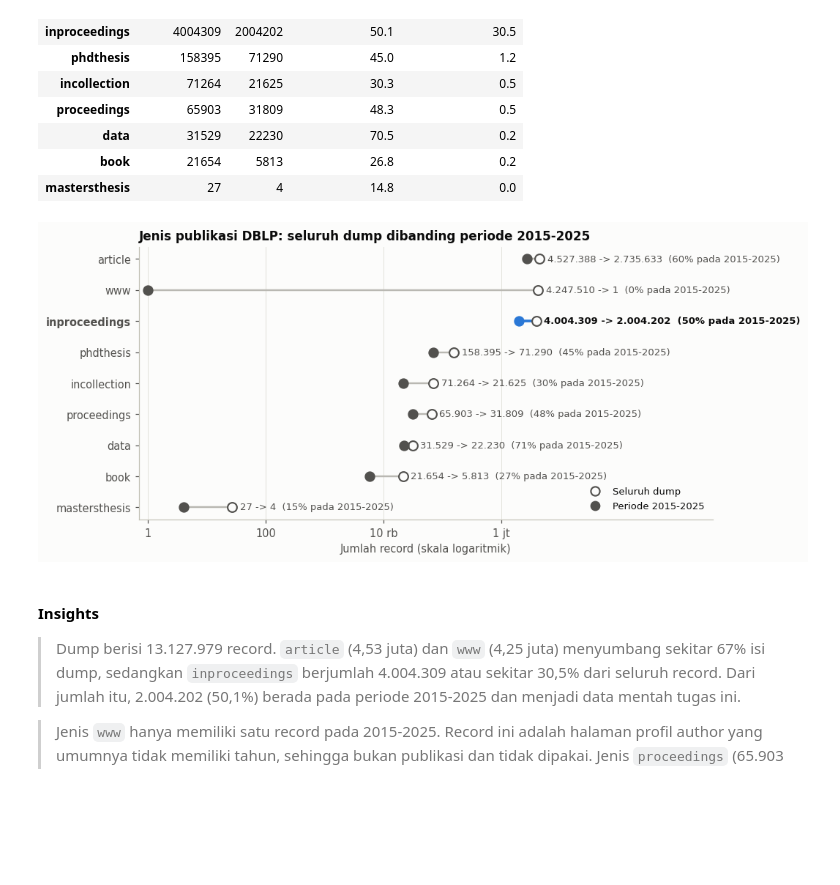
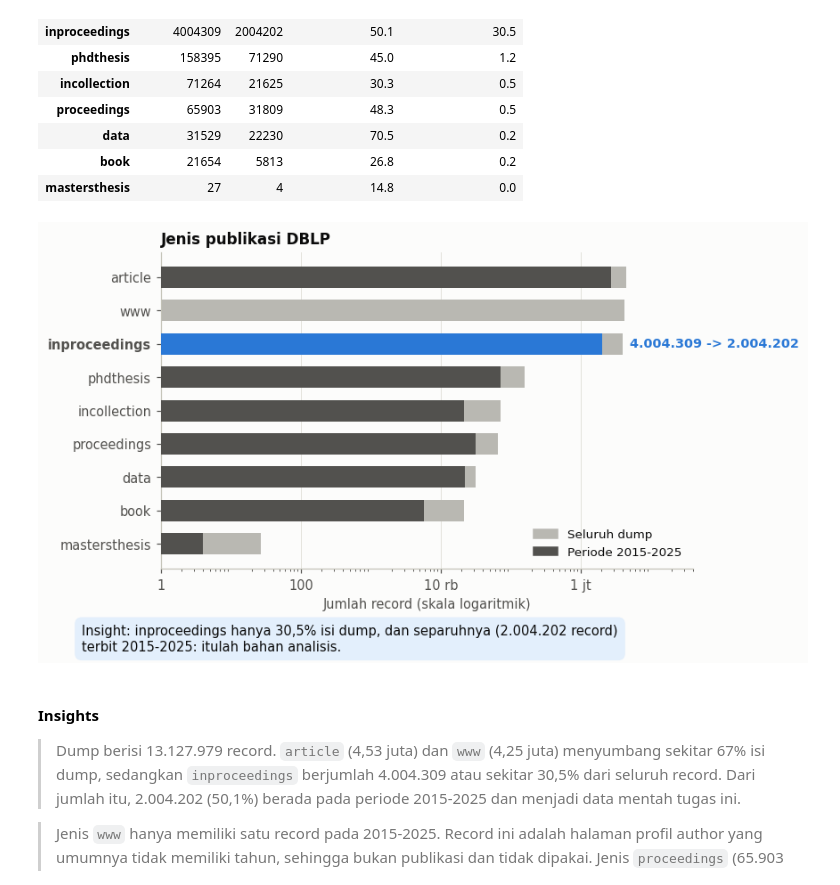
Before and after one commit to mahesa005/conference-pattern-mining-dblp, a Jupyter notebook: notebooks/01_eda.ipynb, the cells around one changed output. Drawn from its saved outputs; the diff is of its cells as text; code cells hidden in the pictures; blank space fills up the shorter version.

```diff
--- a/notebooks/01_eda.ipynb
+++ b/notebooks/01_eda.ipynb
@@ -219,7 +220,13 @@ def pct_id(value, digits=1):
     return f"{value:.{digits}f}".replace(".", ",") + "%"
 
 
-def save_fig(fig, name):
+def save_fig(fig, name, insight=None):
+    if insight:
+        wrapped = textwrap.fill("Insight: " + insight, width=max(46, int(fig.get_figwidth() * 11.5)))
+        fig.canvas.draw()
+        bottom = fig.get_tightbbox(fig.canvas.get_renderer()).y0
+        fig.text(0.01, (bottom - 0.14) / fig.get_figheight(), wrapped, ha="left", va="top", fontsize=9.6, color=CFG.INK,
+                 bbox=dict(boxstyle="round,pad=0.55", fc="#e3effc", ec="none"))
     fig.savefig(CFG.FIG_DIR / name)
     plt.show()
 
@@ -348,34 +355,31 @@ types.round(1)
 | book | 21654 | 5813 | 26.8 | 0.2 |
 | mastersthesis | 27 | 4 | 14.8 | 0.0 |
 # %%
-fig, ax = plt.subplots(figsize=(9.2, 4.4))
+fig, ax = plt.subplots(figsize=(7.0, 4.2))
 order = types.index[::-1]
-for y, name in enumerate(order):
-    all_n, per_n = types.loc[name, "seluruh_dblp"], max(types.loc[name, "periode"], 1)
-    used = name == "inproceedings"
-    ax.plot([per_n, all_n], [y, y], color=CFG.BLUE if used else CFG.GRAY, lw=2.4 if used else 1.6, zorder=1)
-    ax.scatter(all_n, y, s=70, facecolor=CFG.SURFACE, edgecolor=CFG.INK_2, lw=1.4, zorder=3)
-    ax.scatter(per_n, y, s=70, color=CFG.BLUE if used else CFG.INK_2, zorder=4)
-    share = types.loc[name, "porsi_periode_%"]
-    ax.text(all_n * 1.35, y, f"{fmt_id(all_n)} -> {fmt_id(types.loc[name, 'periode'])}  ({pct_id(share, 0)} pada 2015-2025)",
-            va="center", fontsize=8.6, color=CFG.INK if used else CFG.INK_2, fontweight="bold" if used else "normal")
-
-ax.set_yticks(range(len(order)))
+pos = np.arange(len(order))
+ax.barh(pos, types.loc[order, "seluruh_dblp"], color=CFG.GRAY, height=0.64, zorder=2)
+ax.barh(pos, types.loc[order, "periode"].clip(lower=1), height=0.64, zorder=3,
+        color=[CFG.BLUE if name == "inproceedings" else CFG.INK_2 for name in order])
+used_y = list(order).index("inproceedings")
+all_n, per_n = types.loc["inproceedings", "seluruh_dblp"], types.loc["inproceedings", "periode"]
+ax.text(all_n * 1.25, used_y, f"{fmt_id(all_n)} -> {fmt_id(per_n)}", va="center", fontsize=9.4, fontweight="bold", color=CFG.BLUE)
+ax.set_yticks(pos)
 ax.set_yticklabels(order)
-ax.get_yticklabels()[list(order).index("inproceedings")].set_fontweight("bold")
+ax.get_yticklabels()[used_y].set_fontweight("bold")
 ax.set_xscale("log")
-ax.set_xlim(0.7, 4e9)
+ax.set_xlim(1, 4e7)
 ax.set_xticks([1, 100, 1e4, 1e6])
 ax.set_xticklabels(["1", "100", "10 rb", "1 jt"])
 ax.set_xlabel("Jumlah record (skala logaritmik)")
 ax.grid(axis="y", visible=False)
-ax.set_title("Jenis publikasi DBLP: seluruh dump dibanding periode 2015-2025")
-ax.legend(handles=[Line2D([], [], marker="o", ls="", mfc=CFG.SURFACE, mec=CFG.INK_2, mew=1.4, ms=8, label="Seluruh dump"),
-                   Line2D([], [], marker="o", ls="", color=CFG.INK_2, ms=8, label="Periode 2015-2025")],
-          loc="lower right", bbox_to_anchor=(1.0, 0.0), fontsize=8.6)
-save_fig(fig, "t1_jenis_publikasi.png")
+ax.set_title("Jenis publikasi DBLP")
+ax.legend(handles=[Patch(color=CFG.GRAY, label="Seluruh dump"), Patch(color=CFG.INK_2, label="Periode 2015-2025")],
+          loc="lower right", fontsize=8.8)
+save_fig(fig, "t1_jenis_publikasi.png",
+         insight=f"inproceedings hanya {pct_id(all_n / types['seluruh_dblp'].sum() * 100, 1)} isi dump, dan separuhnya ({fmt_id(per_n)} record) terbit 2015-2025: itulah bahan analisis.")
 # %% [output]
-[figure, old version]
+[figure, new version]
 # %% [markdown]
 #### Insights
 
```
Also changed, not shown: parts of 26 cells of this notebook, 1 other file.
